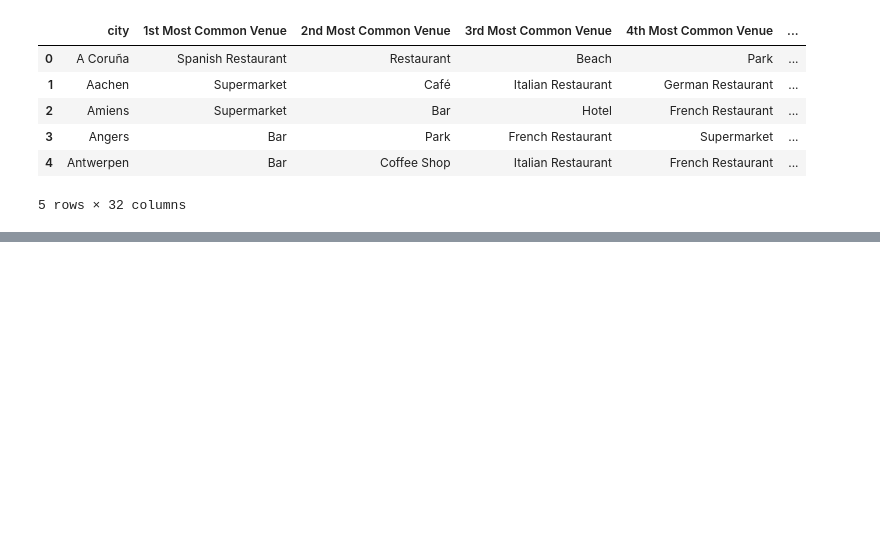
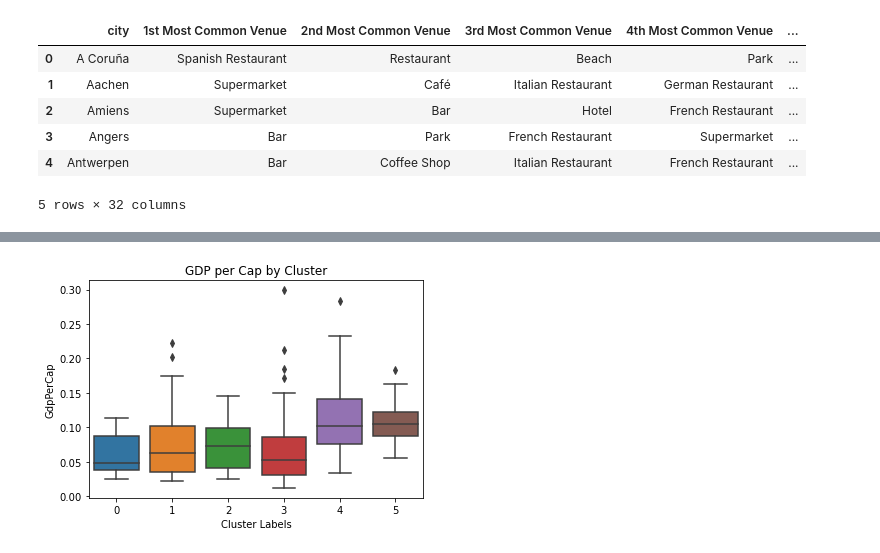
Before and after one commit to xLinkoln/ibm_DataScienceCapstone, a Jupyter notebook: Battle of Neighborhoods.ipynb, the cells around one changed output, grey strips where cells are left out. Drawn from its saved outputs; the diff is of its cells as text; code cells hidden in the pictures; blank space fills up the shorter version.

```diff
--- a/Battle of Neighborhoods.ipynb
+++ b/Battle of Neighborhoods.ipynb
@@ -499,0 +865,6 @@ cities_venues_sorted.head()
+# %%
+ax = sns.boxplot(x='Cluster Labels', y='GdpPerCap', data=cities_merged)
+ax.set_title('GDP per Cap by Cluster')
+plt.show()
+# %% [output]
+[figure, added]
```
Also changed, not shown: parts of 61 cells of this notebook.
